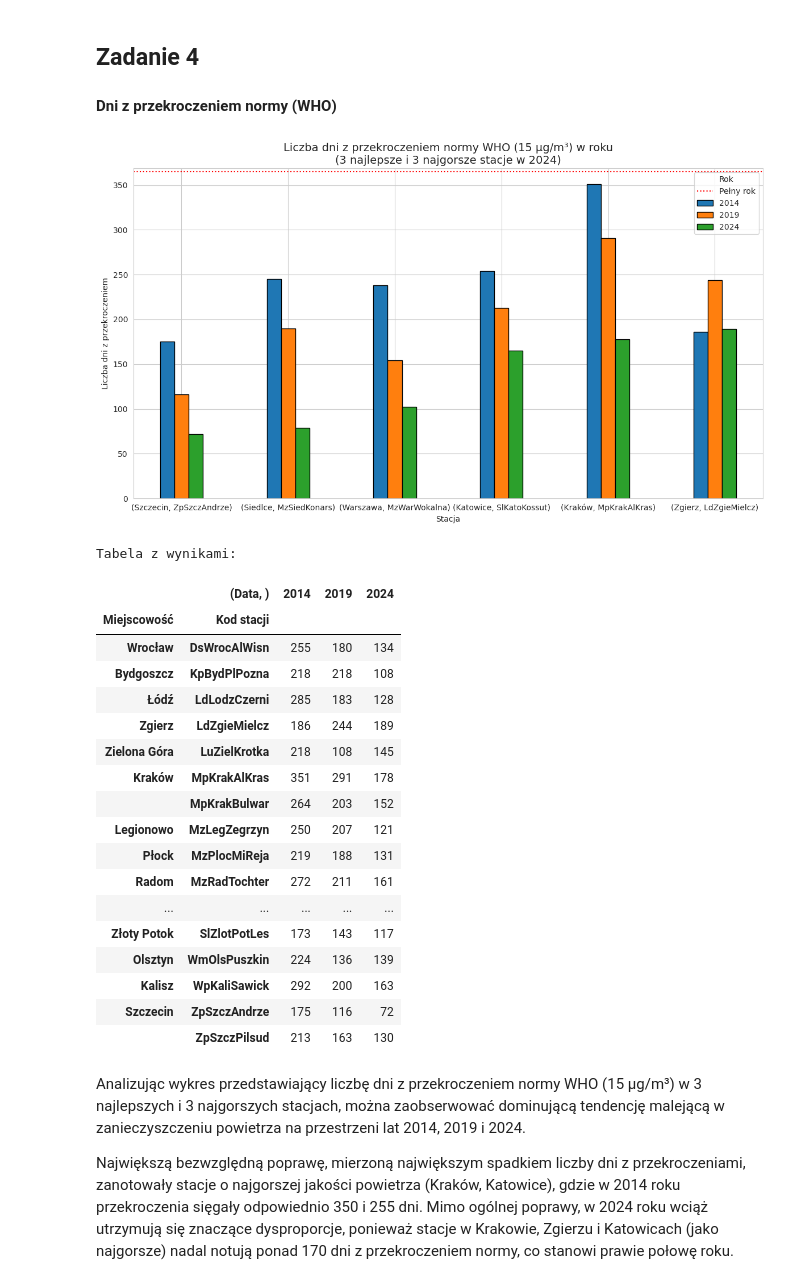
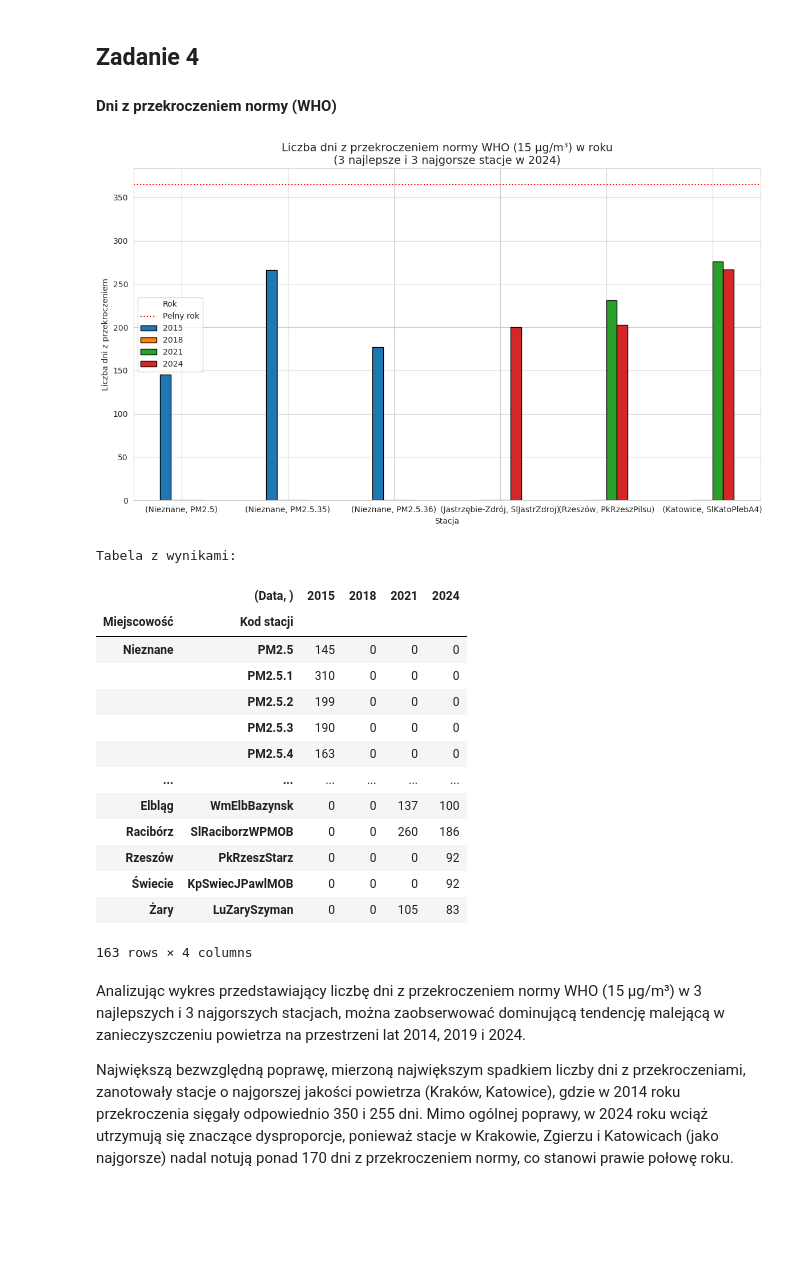
Before and after one commit to aszymik/polish-air-quality-trends, a Jupyter notebook: main.ipynb, the cells around one changed output. Drawn from its saved outputs; the diff is of its cells as text; code cells hidden in the pictures; blank space fills up the shorter version.

```diff
--- a/main.ipynb
+++ b/main.ipynb
@@ -154,7 +177,7 @@ Liczba kolumn: 99
 # Złączenie danych z trzech lat
 df, stations = ld.join_data_on_common_stations(dfs)
 # %%
-data_path = 'data/pm25_gios_2014_2019_2024.csv'
+data_path = 'data/pm25_gios_2015_2018_2021_2024.csv'
 df.to_csv(data_path, index=False)
 # %%
 # Kod do wczytywania danych z pliku
@@ -249,29 +273,25 @@ selected_stations = da.get_max_and_min_k_stations(yearly_counts, chosen_year=202
 # %%
 vis.plot_who_exceeding_days(selected_stations)
 
 print("Tabela z wynikami:")
-display(yearly_counts[[2014, 2019, 2024]])
+display(yearly_counts[[2015, 2018, 2021, 2024]])
 # %% [output]
-[figure, old version]
+[figure, new version]
 Tabela z wynikami:
-|  | (Data, ) | 2014 | 2019 | 2024 |
-| Miejscowość | Kod stacji |  |  |  |
-| Wrocław | DsWrocAlWisn | 255 | 180 | 134 |
-| Bydgoszcz | KpBydPlPozna | 218 | 218 | 108 |
-| Łódź | LdLodzCzerni | 285 | 183 | 128 |
-| Zgierz | LdZgieMielcz | 186 | 244 | 189 |
-| Zielona Góra | LuZielKrotka | 218 | 108 | 145 |
-| Kraków | MpKrakAlKras | 351 | 291 | 178 |
-|  | MpKrakBulwar | 264 | 203 | 152 |
-| Legionowo | MzLegZegrzyn | 250 | 207 | 121 |
-| Płock | MzPlocMiReja | 219 | 188 | 131 |
-| Radom | MzRadTochter | 272 | 211 | 161 |
-| ... | ... | ... | ... | ... |
-| Złoty Potok | SlZlotPotLes | 173 | 143 | 117 |
-| Olsztyn | WmOlsPuszkin | 224 | 136 | 139 |
-| Kalisz | WpKaliSawick | 292 | 200 | 163 |
-| Szczecin | ZpSzczAndrze | 175 | 116 | 72 |
-|  | ZpSzczPilsud | 213 | 163 | 130 |
+|  | (Data, ) | 2015 | 2018 | 2021 | 2024 |
+| Miejscowość | Kod stacji |  |  |  |  |
+| Nieznane | PM2.5 | 145 | 0 | 0 | 0 |
+|  | PM2.5.1 | 310 | 0 | 0 | 0 |
+|  | PM2.5.2 | 199 | 0 | 0 | 0 |
+|  | PM2.5.3 | 190 | 0 | 0 | 0 |
+|  | PM2.5.4 | 163 | 0 | 0 | 0 |
+| ... | ... | ... | ... | ... | ... |
+| Elbląg | WmElbBazynsk | 0 | 0 | 137 | 100 |
+| Racibórz | SlRaciborzWPMOB | 0 | 0 | 260 | 186 |
+| Rzeszów | PkRzeszStarz | 0 | 0 | 0 | 92 |
+| Świecie | KpSwiecJPawlMOB | 0 | 0 | 0 | 92 |
+| Żary | LuZarySzyman | 0 | 0 | 105 | 83 |
+163 rows × 4 columns
 # %% [markdown]
 Analizując wykres przedstawiający liczbę dni z przekroczeniem normy WHO (15 µg/m³) w 3 najlepszych i 3 najgorszych stacjach, można zaobserwować dominującą tendencję malejącą w zanieczyszczeniu powietrza na przestrzeni lat 2014, 2019 i 2024.
 
```
Also changed, not shown: parts of 8 cells of this notebook.
